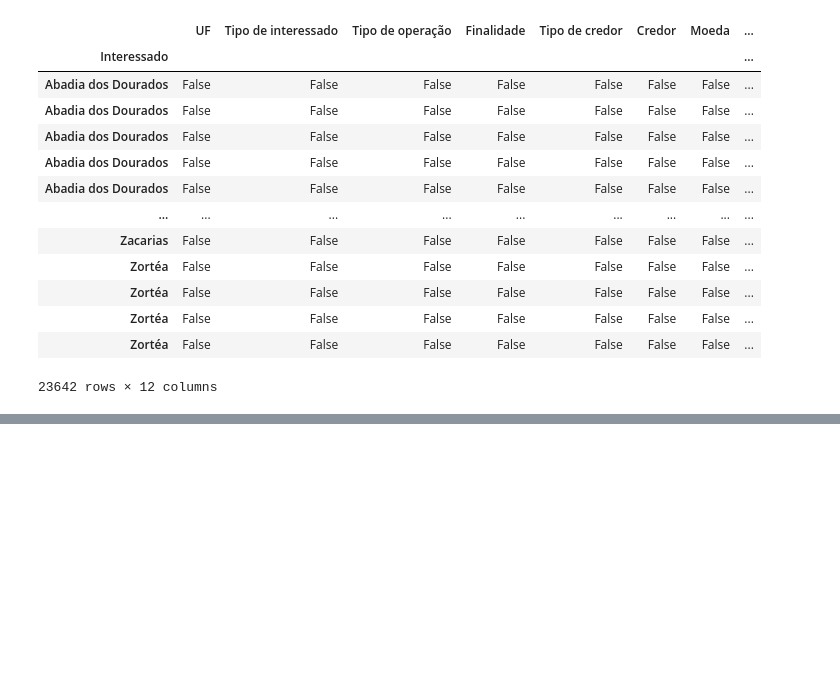
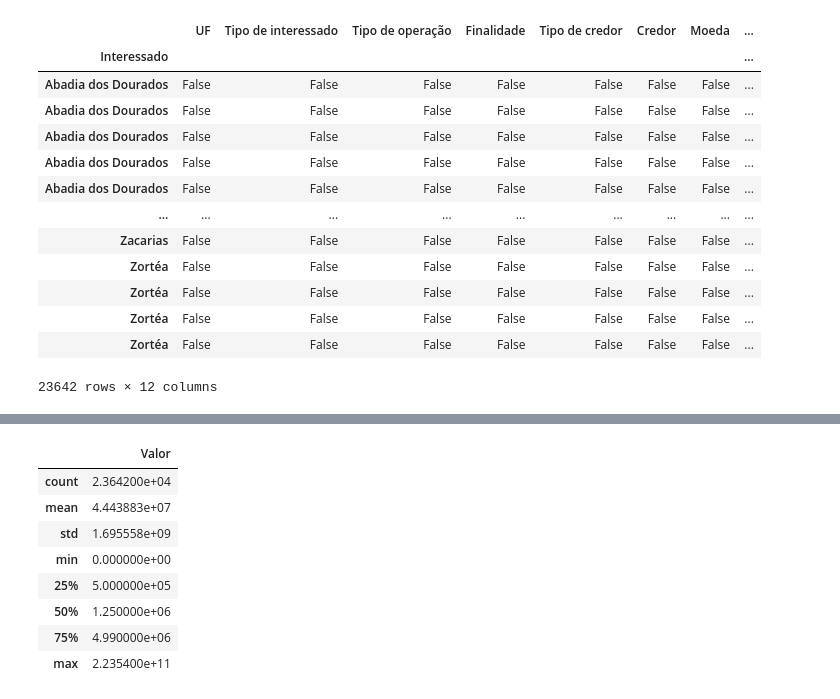
Before and after one commit to wmatossouza/projetoIA, a Jupyter notebook: analise_operacoes.ipynb, the cells around one changed output, grey strips where cells are left out. Saved outputs shown, nothing was run; the diff lists cells and outputs as text; code cells hidden in the pictures; blank space fills up the shorter version.

```diff
--- a/analise_operacoes.ipynb
+++ b/analise_operacoes.ipynb
@@ -137,0 +214,14 @@ operacoes_credito.head()
+# %%
+operacoes_credito["Valor"]
+
+operacoes_credito.describe()
+# %% [output]
+|  | Valor |
+| count | 2.364200e+04 |
+| mean | 4.443883e+07 |
+| std | 1.695558e+09 |
+| min | 0.000000e+00 |
+| 25% | 5.000000e+05 |
+| 50% | 1.250000e+06 |
+| 75% | 4.990000e+06 |
+| max | 2.235400e+11 |
```
Also changed, not shown: parts of 9 cells of this notebook, 1 other file.
